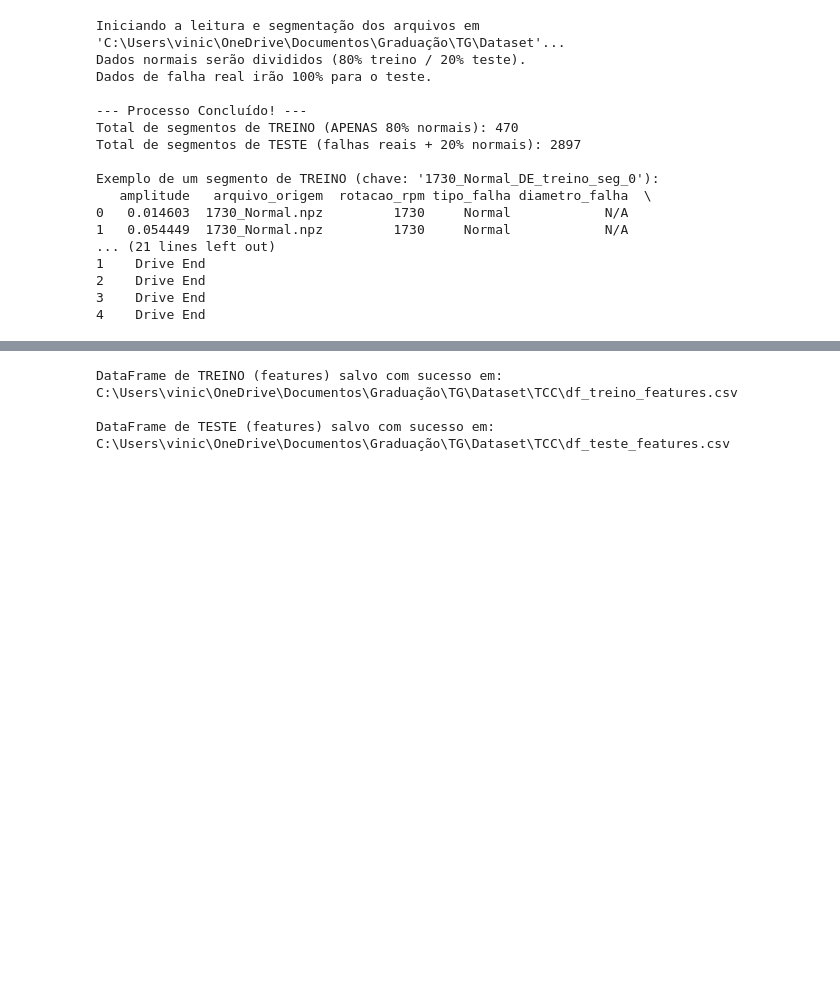
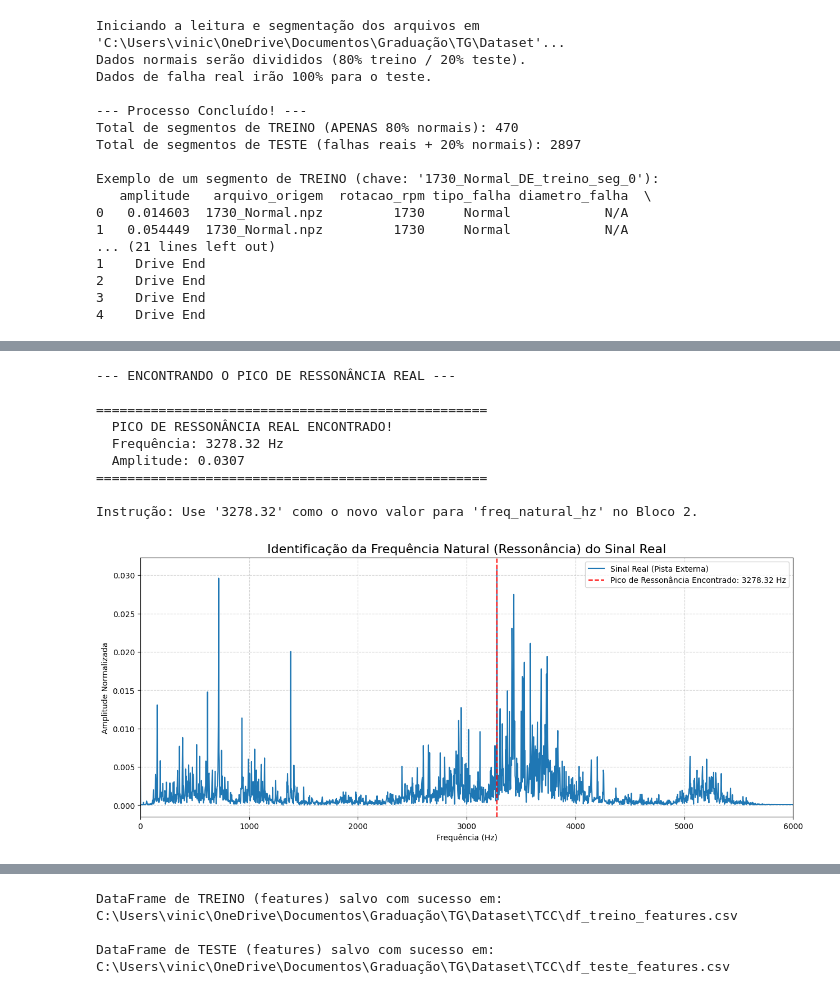
Before and after one commit to ViniciusTomsic/TCC, a Jupyter notebook: clean-and-transformation.ipynb, the cells around one changed output, grey strips where cells are left out. Drawn from its saved outputs; the diff is of its cells as text; code cells hidden in the pictures; blank space fills up the shorter version.

```diff
--- a/clean-and-transformation.ipynb
+++ b/clean-and-transformation.ipynb
@@ -467,0 +661,80 @@ except Exception as e:
+# %%
+import matplotlib.pyplot as plt
+import numpy as np
+
+print("--- ENCONTRANDO O PICO DE RESSONÂNCIA REAL ---")
+
+try:
+    # --- 1. ESCOLHA UM SINAL DE FALHA REAL PARA MEDIR ---
+    # (Vamos usar 'Pista Externa' como nosso medidor)
+    sinal_real, rpm_real = None, None
+    for df_seg in dicionario_teste.values():
+        if df_seg['tipo_falha'].iloc[0] == 'Pista Externa':
+            sinal_real = df_seg['amplitude'].values
+            rpm_real = df_seg['rotacao_rpm'].iloc[0]
+            break
+
+    if sinal_real is None:
+        raise Exception("Nenhum sinal real de 'Pista Externa' encontrado no dicionario_teste para medir.")
+
+    # --- 2. CALCULAR O FFT REAL ---
+    N_real = len(sinal_real)
+    espectro_real = np.abs(np.fft.fft(sinal_real)[0:N_real//2]) / (N_real/2)
+    freqs_real = np.fft.fftfreq(N_real, 1 / TAXA_AMOSTRAL)[:N_real//2]
+
+    # --- 3. ENCONTRAR O PICO DE RESSONÂNCIA (O PONTO CRÍTICO) ---
+
+    # Ignora as frequências de falha de baixa frequência (ex: < 1000 Hz)
+    limite_baixa_freq_hz = 1000
+
+    # Cria uma máscara para focar apenas na região de ressonância
+    mascara_alta_freq = freqs_real > limite_baixa_freq_hz
+
+    # Encontra o índice do pico (amplitude máxima) *apenas* na região de alta frequência
+    indice_pico_hf = np.argmax(espectro_real[mascara_alta_freq])
+
+    # Converte esse índice de volta para um índice do array original
+    indice_pico_global = np.where(mascara_alta_freq)[0][indice_pico_hf]
+
+    # Obtém a frequência exata desse pico
+    freq_pico_real = freqs_real[indice_pico_global]
+    amplitude_pico_real = espectro_real[indice_pico_global]
+
+    print("\n" + "="*50)
+    print(f"  PICO DE RESSONÂNCIA REAL ENCONTRADO!")
+    print(f"  Frequência: {freq_pico_real:.2f} Hz")
+    print(f"  Amplitude: {amplitude_pico_real:.4f}")
+    print("="*50 + "\n")
+    print(f"Instrução: Use '{freq_pico_real:.2f}' como o novo valor para 'freq_natural_hz' no Bloco 2.")
+
+    # --- 4. PLOTAR PARA VERIFICAÇÃO VISUAL ---
+    plt.figure(figsize=(15, 6))
+    plt.plot(freqs_real, espectro_real, label='Sinal Real (Pista Externa)')
+
+    # Desenha a linha vertical no pico que encontramos
+    plt.axvline(x=freq_pico_real, color='red', linestyle='--',
+                label=f'Pico de Ressonância Encontrado: {freq_pico_real:.2f} Hz')
+
+    plt.title('Identificação da Frequência Natural (Ressonância) do Sinal Real', fontsize=16)
+    plt.xlabel('Frequência (Hz)')
+    plt.ylabel('Amplitude Normalizada')
+    plt.xlim(0, TAXA_AMOSTRAL / 2) # Espectro completo
+    plt.legend()
+    plt.grid(True, linestyle='--', alpha=0.6)
+    plt.show()
+
+except NameError as e:
+    print(f"\nERRO: Variável não encontrada ({e}). Certifique-se de que o Bloco 1 foi executado.")
+except Exception as e:
+    print(f"\nOcorreu um erro: {e}")
+# %% [output]
+--- ENCONTRANDO O PICO DE RESSONÂNCIA REAL ---
+
+==================================================
+  PICO DE RESSONÂNCIA REAL ENCONTRADO!
+  Frequência: 3278.32 Hz
+  Amplitude: 0.0307
+==================================================
+
+Instrução: Use '3278.32' como o novo valor para 'freq_natural_hz' no Bloco 2.
+[figure, added]
```
Also changed, not shown: parts of 9 cells of this notebook, 2 other files.
